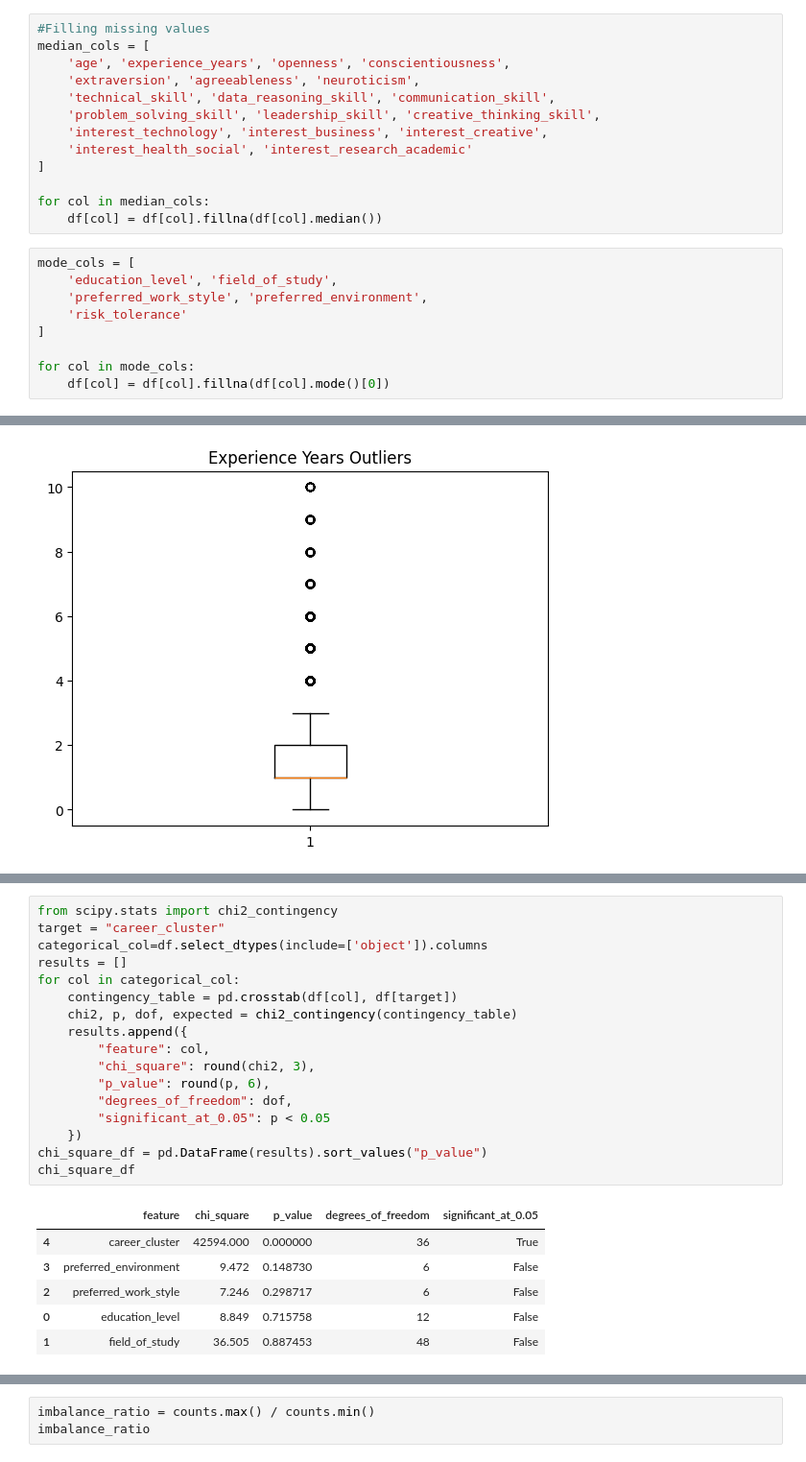
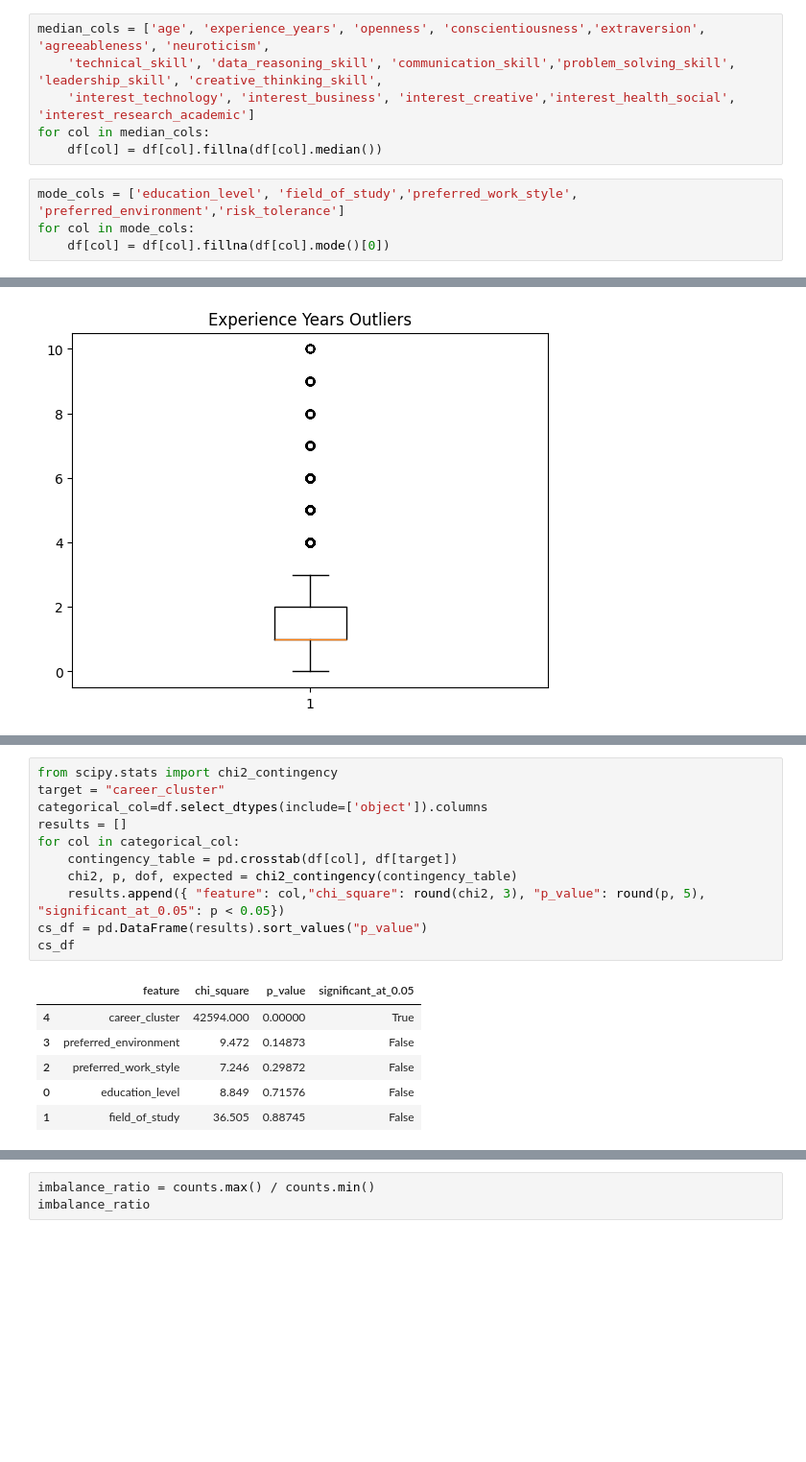
Before and after one commit to Nitika314/Personality-and-Competency-Aligned-Career-Recommendation, a Jupyter notebook: career.ipynb, the cells around one changed output, grey strips where cells are left out. Shown at 96% size. Drawn from its saved outputs; the diff is of its cells as text; blank space fills up the shorter version.

```diff
--- a/career.ipynb
+++ b/career.ipynb
@@ -225,25 +219,13 @@ preferred_environment : ['structured' 'flexible' nan]
 
 risk_tolerance : [nan  0.  1.  2.]
 # %%
-#Filling missing values
-median_cols = [
-    'age', 'experience_years', 'openness', 'conscientiousness',
-    'extraversion', 'agreeableness', 'neuroticism',
-    'technical_skill', 'data_reasoning_skill', 'communication_skill',
-    'problem_solving_skill', 'leadership_skill', 'creative_thinking_skill',
-    'interest_technology', 'interest_business', 'interest_creative',
-    'interest_health_social', 'interest_research_academic'
-]
-
+median_cols = ['age', 'experience_years', 'openness', 'conscientiousness','extraversion', 'agreeableness', 'neuroticism',
+    'technical_skill', 'data_reasoning_skill', 'communication_skill','problem_solving_skill', 'leadership_skill', 'creative_thinking_skill',
+    'interest_technology', 'interest_business', 'interest_creative','interest_health_social', 'interest_research_academic']
 for col in median_cols:
     df[col] = df[col].fillna(df[col].median())
 # %%
-mode_cols = [
-    'education_level', 'field_of_study',
-    'preferred_work_style', 'preferred_environment',
-    'risk_tolerance'
-]
-
+mode_cols = ['education_level', 'field_of_study','preferred_work_style', 'preferred_environment','risk_tolerance']
 for col in mode_cols:
     df[col] = df[col].fillna(df[col].mode()[0])
 # %%
@@ -388,25 +363,19 @@ plt.show()
 # %%
 from scipy.stats import chi2_contingency
 target = "career_cluster"
 categorical_col=df.select_dtypes(include=['object']).columns
 results = []
 for col in categorical_col:
     contingency_table = pd.crosstab(df[col], df[target])
     chi2, p, dof, expected = chi2_contingency(contingency_table)
-    results.append({
-        "feature": col,
-        "chi_square": round(chi2, 3),
-        "p_value": round(p, 6),
-        "degrees_of_freedom": dof,
-        "significant_at_0.05": p < 0.05
-    })
-chi_square_df = pd.DataFrame(results).sort_values("p_value")
-chi_square_df
+    results.append({ "feature": col,"chi_square": round(chi2, 3), "p_value": round(p, 5), "significant_at_0.05": p < 0.05})
+cs_df = pd.DataFrame(results).sort_values("p_value")
+cs_df
 # %% [output]
-|  | feature | chi_square | p_value | degrees_of_freedom | significant_at_0.05 |
-| 4 | career_cluster | 42594.000 | 0.000000 | 36 | True |
-| 3 | preferred_environment | 9.472 | 0.148730 | 6 | False |
-| 2 | preferred_work_style | 7.246 | 0.298717 | 6 | False |
-| 0 | education_level | 8.849 | 0.715758 | 12 | False |
-| 1 | field_of_study | 36.505 | 0.887453 | 48 | False |
+|  | feature | chi_square | p_value | significant_at_0.05 |
+| 4 | career_cluster | 42594.000 | 0.00000 | True |
+| 3 | preferred_environment | 9.472 | 0.14873 | False |
+| 2 | preferred_work_style | 7.246 | 0.29872 | False |
+| 0 | education_level | 8.849 | 0.71576 | False |
+| 1 | field_of_study | 36.505 | 0.88745 | False |
 # %%
```
Also changed, not shown: parts of 27 cells of this notebook, 4 other files.
